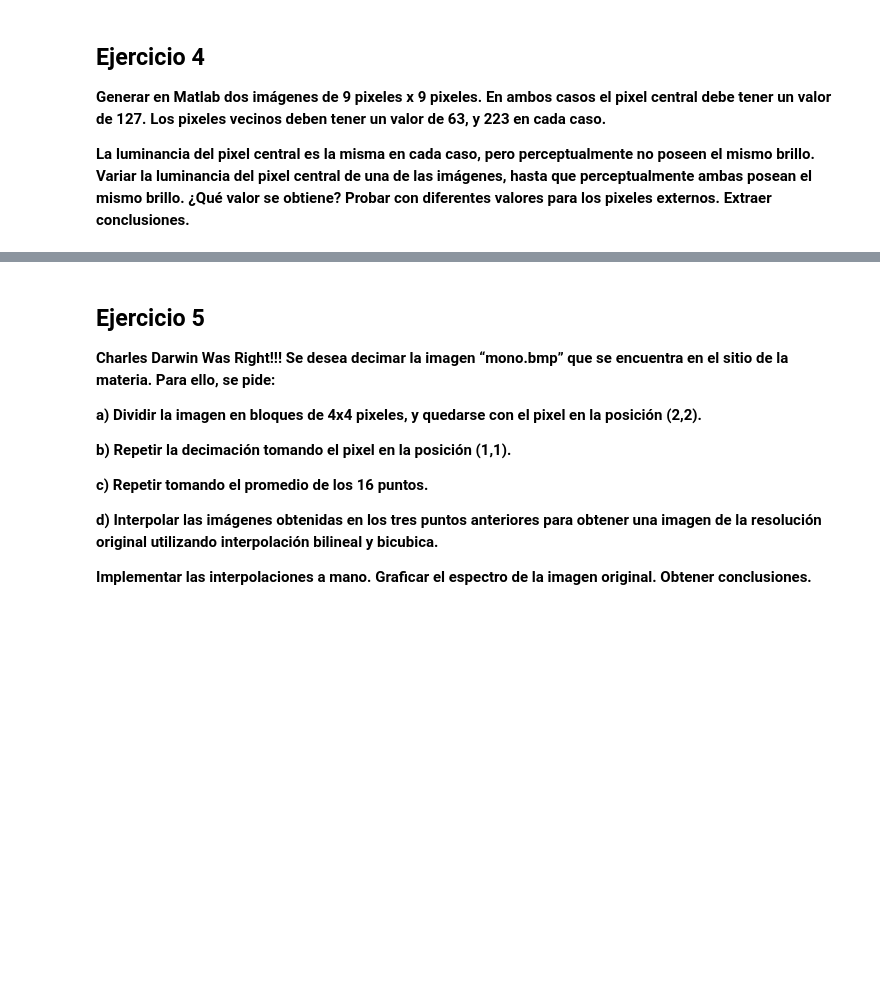
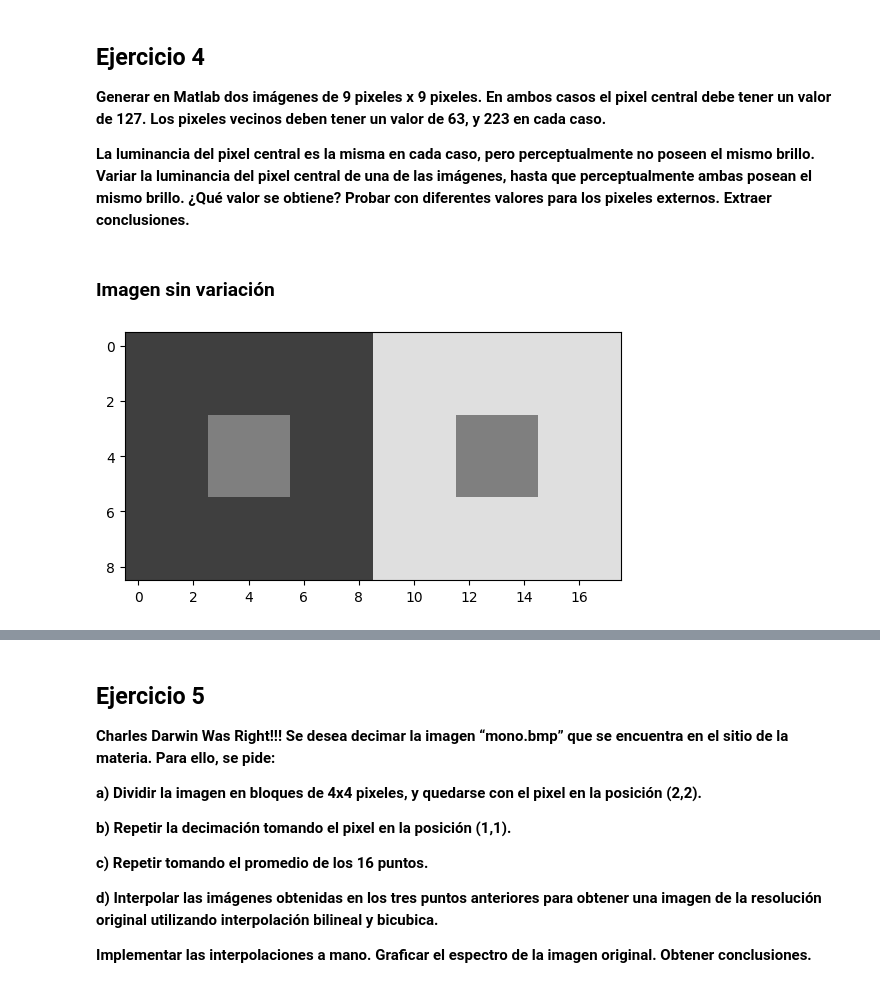
Before and after one commit to prausela/image-processing, a Jupyter notebook: tp1/Guía_1.ipynb, the cells around one changed output, grey strips where cells are left out. Drawn from its saved outputs; the diff is of its cells as text; code cells hidden in the pictures; blank space fills up the shorter version.

```diff
--- a/tp1/Guía_1.ipynb
+++ b/tp1/Guía_1.ipynb
@@ -108,0 +112,35 @@ x = 0.2857 mm
+# %%
+def horizontal_join_images(left_image: Image.Image, right_image: Image.Image) -> Image.Image:
+    joined = Image.new(mode="L", size=(left_image.width + right_image.width, max(left_image.height, right_image.height)))
+    joined.paste(left_image, (0, 0))
+    joined.paste(right_image, (left_image.width, 0))
+    return joined
+# %%
+LIGHT_SQUARE_COLOR = 223
+DARK_SQUARE_COLOR = 63
+SQUARE_SIZE = (9, 9)
+
+PIXEL_COLOR = 127
+PIXEL_SIZE = (3, 3)
+# %%
+def build_image(left_delta: int, right_delta: int) -> Image.Image:
+    inside_square_left = Image.new(mode="L", size=PIXEL_SIZE, color=PIXEL_COLOR + left_delta)
+    inside_square_right = Image.new(mode="L", size=PIXEL_SIZE, color=PIXEL_COLOR + right_delta)
+
+    left_square = Image.new(mode="L", size=SQUARE_SIZE, color=DARK_SQUARE_COLOR)
+    right_square = Image.new(mode="L", size=SQUARE_SIZE, color=LIGHT_SQUARE_COLOR)
+
+    left_square.paste(inside_square_left, (3, 3))
+    right_square.paste(inside_square_right, (3, 3))
+
+    joined_squares = horizontal_join_images(left_square, right_square)
+    return joined_squares
+# %%
+def show_image(img: Image.Image) -> None:
+    plt.imshow(img, cmap="gray", vmin=0, vmax=255)
+# %% [markdown]
+### Imagen sin variación
+# %%
+show_image(build_image(0, 0))
+# %% [output]
+[figure, added]
```
Also changed, not shown: parts of 28 cells of this notebook.
